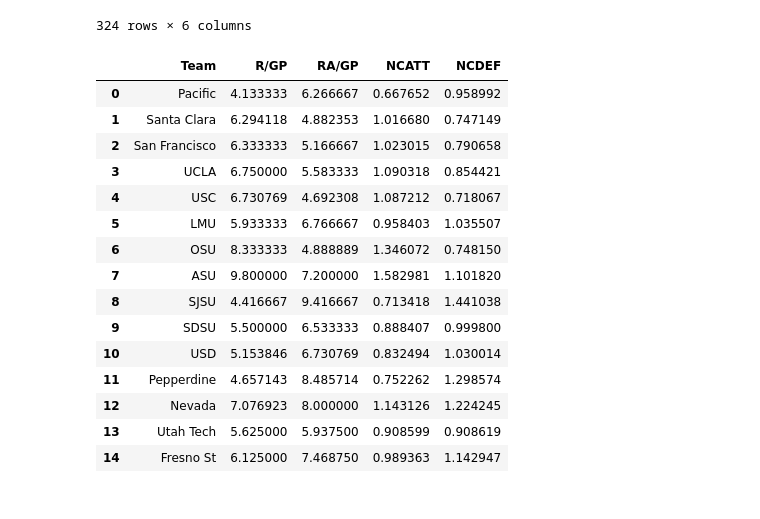
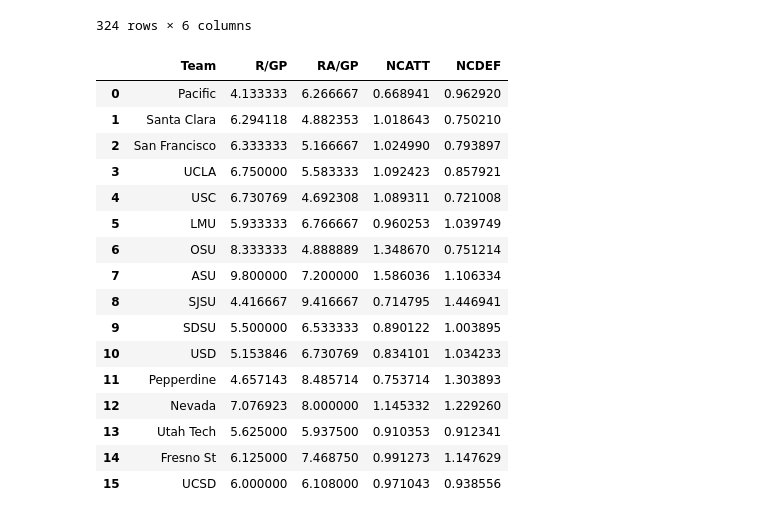
Before and after one commit to jackkalsched/UCSD_Baseball_25, a Jupyter notebook: Other/schedule_optimization.ipynb, the cells around one changed output. Saved outputs shown, nothing was run; the diff lists cells and outputs as text; code cells hidden in the pictures.

```diff
--- a/Other/schedule_optimization.ipynb
+++ b/Other/schedule_optimization.ipynb
@@ -560,28 +802,29 @@ new_nonconf
 new_nonconf.to_csv('files/2025 Non-Conference Game Log.csv', index=False)
 # %%
 nonconf_runs = pd.DataFrame({
-    'Team': ['Pacific','Santa Clara', 'San Francisco', 'UCLA', 'USC', 'LMU', 'OSU', 'ASU', 'SJSU', 'SDSU', 'USD', 'Pepperdine', 'Nevada', 'Utah Tech', 'Fresno St'],
-    'R/GP': [4.133333333, 6.294117647, 6.333333333, 6.75, 6.730769231, 5.933333333, 8.333333333, 9.8, 4.416666667, 5.5, 5.153846154, 4.657142857, 7.076923077, 5.625, 6.125],
-    'RA/GP': [6.266666667, 4.882352941, 5.166666667, 5.583333333, 4.692307692, 6.766666667, 4.888888889, 7.2, 9.416666667, 6.533333333, 6.730769231, 8.485714286, 8, 5.9375, 7.46875],
-    'NCATT': [0.66765164, 1.016680153, 1.023014609, 1.090318202, 1.087211882, 0.95840316, 1.346071854, 1.582980501, 0.713418083, 0.888407424, 0.83249367, 0.752261871, 1.143125636, 0.908598502, 0.989362813],
-    'NCDEF': [0.958991715, 0.747149365, 0.790658063, 0.85442081, 0.718066628, 1.035507011, 0.748149565, 1.101820268, 1.441038082, 0.999799873, 1.030013605, 1.298573888, 1.224244742, 0.908619145, 1.14294724]
+    'Team': ['Pacific','Santa Clara', 'San Francisco', 'UCLA', 'USC', 'LMU', 'OSU', 'ASU', 'SJSU', 'SDSU', 'USD', 'Pepperdine', 'Nevada', 'Utah Tech', 'Fresno St', 'UCSD'],
+    'R/GP': [4.133333333, 6.294117647, 6.333333333, 6.75, 6.730769231, 5.933333333, 8.333333333, 9.8, 4.416666667, 5.5, 5.153846154, 4.657142857, 7.076923077, 5.625, 6.125, 6],
+    'RA/GP': [6.266666667, 4.882352941, 5.166666667, 5.583333333, 4.692307692, 6.766666667, 4.888888889, 7.2, 9.416666667, 6.533333333, 6.730769231, 8.485714286, 8, 5.9375, 7.46875, 6.108],
+    'NCATT': [0.668940532, 1.01864284, 1.024989525, 1.092423046, 1.08931073, 0.960253344, 1.348670427, 1.586036423, 0.714795327, 0.890122482, 0.834100787, 0.753714102, 1.145332425, 0.910352538, 0.991272764, 0.971042708],
+    'NCDEF': [0.962919983, 0.750209874, 0.793896794, 0.857920729, 0.721008007, 1.039748705, 0.751214171, 1.106333597, 1.446940932, 1.003895301, 1.034232797, 1.303893168, 1.229259553, 0.912341074, 1.147629035, 0.93855628]
 })
 
 nonconf_runs
 # %% [output]
 |  | Team | R/GP | RA/GP | NCATT | NCDEF |
-| 0 | Pacific | 4.133333 | 6.266667 | 0.667652 | 0.958992 |
-| 1 | Santa Clara | 6.294118 | 4.882353 | 1.016680 | 0.747149 |
-| 2 | San Francisco | 6.333333 | 5.166667 | 1.023015 | 0.790658 |
-| 3 | UCLA | 6.750000 | 5.583333 | 1.090318 | 0.854421 |
-| 4 | USC | 6.730769 | 4.692308 | 1.087212 | 0.718067 |
-| 5 | LMU | 5.933333 | 6.766667 | 0.958403 | 1.035507 |
-| 6 | OSU | 8.333333 | 4.888889 | 1.346072 | 0.748150 |
-| 7 | ASU | 9.800000 | 7.200000 | 1.582981 | 1.101820 |
-| 8 | SJSU | 4.416667 | 9.416667 | 0.713418 | 1.441038 |
-| 9 | SDSU | 5.500000 | 6.533333 | 0.888407 | 0.999800 |
-| 10 | USD | 5.153846 | 6.730769 | 0.832494 | 1.030014 |
-| 11 | Pepperdine | 4.657143 | 8.485714 | 0.752262 | 1.298574 |
-| 12 | Nevada | 7.076923 | 8.000000 | 1.143126 | 1.224245 |
-| 13 | Utah Tech | 5.625000 | 5.937500 | 0.908599 | 0.908619 |
-| 14 | Fresno St | 6.125000 | 7.468750 | 0.989363 | 1.142947 |
+| 0 | Pacific | 4.133333 | 6.266667 | 0.668941 | 0.962920 |
+| 1 | Santa Clara | 6.294118 | 4.882353 | 1.018643 | 0.750210 |
+| 2 | San Francisco | 6.333333 | 5.166667 | 1.024990 | 0.793897 |
+| 3 | UCLA | 6.750000 | 5.583333 | 1.092423 | 0.857921 |
+| 4 | USC | 6.730769 | 4.692308 | 1.089311 | 0.721008 |
+| 5 | LMU | 5.933333 | 6.766667 | 0.960253 | 1.039749 |
+| 6 | OSU | 8.333333 | 4.888889 | 1.348670 | 0.751214 |
+| 7 | ASU | 9.800000 | 7.200000 | 1.586036 | 1.106334 |
+| 8 | SJSU | 4.416667 | 9.416667 | 0.714795 | 1.446941 |
+| 9 | SDSU | 5.500000 | 6.533333 | 0.890122 | 1.003895 |
+| 10 | USD | 5.153846 | 6.730769 | 0.834101 | 1.034233 |
+| 11 | Pepperdine | 4.657143 | 8.485714 | 0.753714 | 1.303893 |
+| 12 | Nevada | 7.076923 | 8.000000 | 1.145332 | 1.229260 |
+| 13 | Utah Tech | 5.625000 | 5.937500 | 0.910353 | 0.912341 |
+| 14 | Fresno St | 6.125000 | 7.468750 | 0.991273 | 1.147629 |
+| 15 | UCSD | 6.000000 | 6.108000 | 0.971043 | 0.938556 |
```
Also changed, not shown: parts of 21 cells of this notebook, 48 other files.
